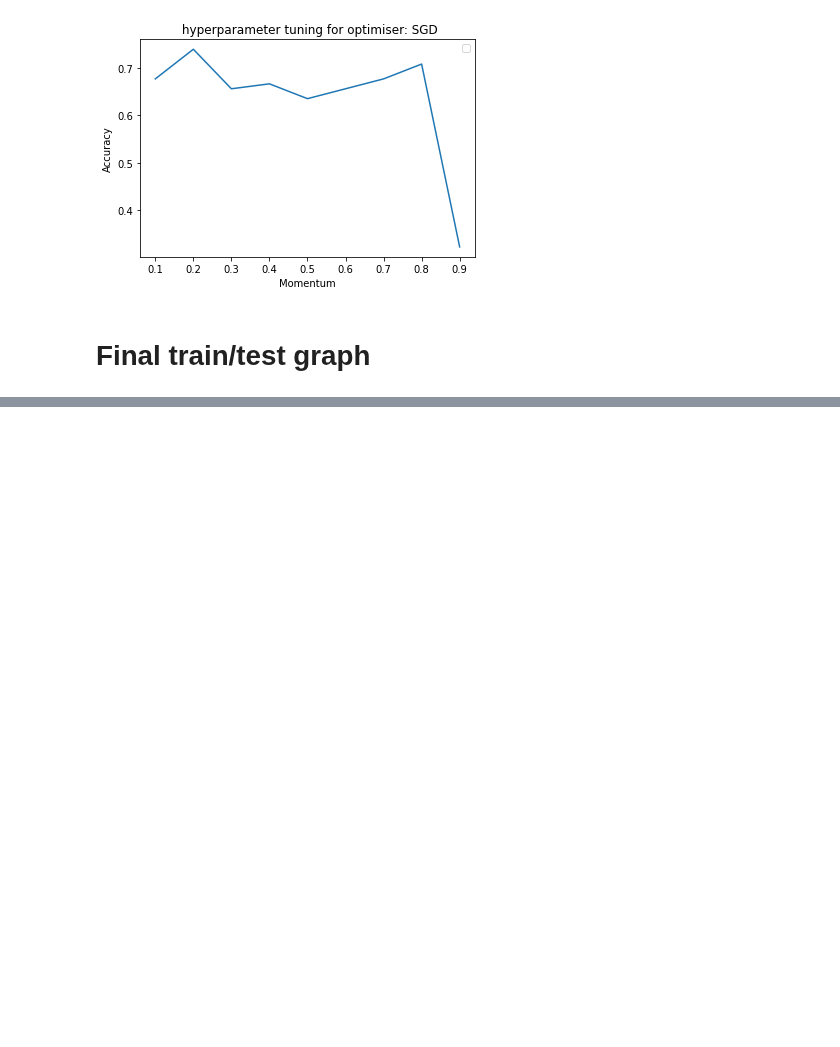
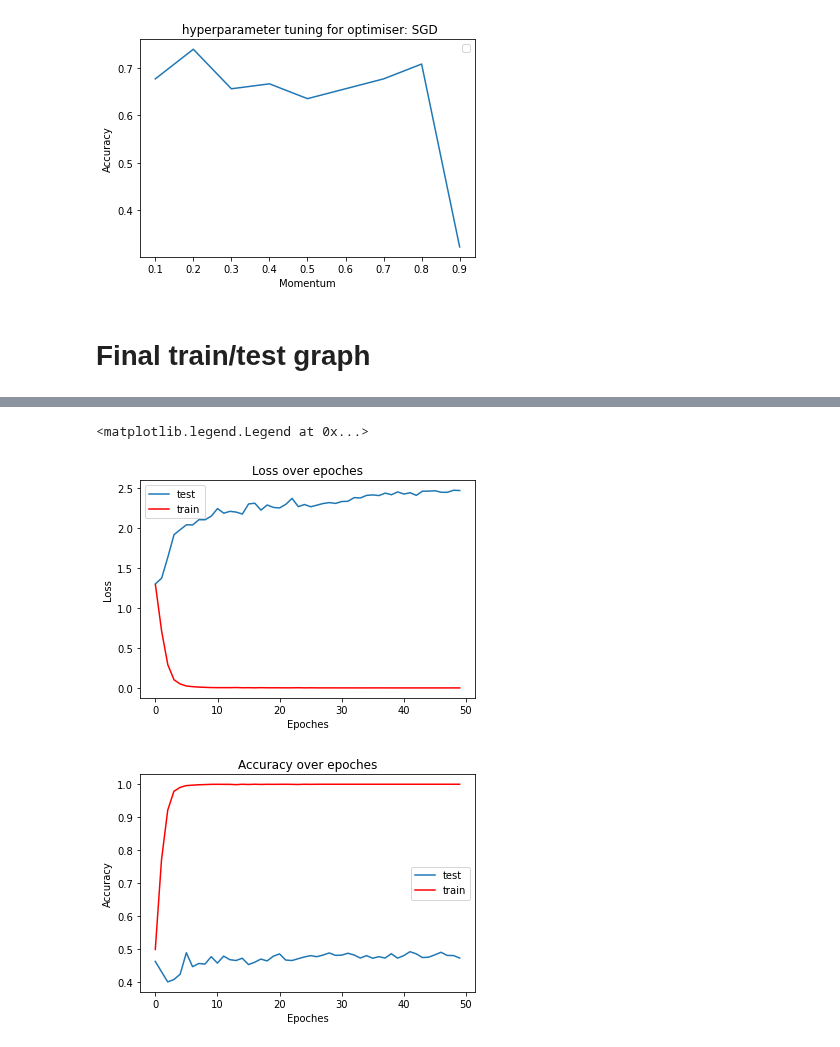
Before and after one commit to JordanFoss/STAT3007_Project, a Jupyter notebook: Conv_LSTM.ipynb, the cells around one changed output, grey strips where cells are left out. Cells and saved outputs as stored; diff of their text form; code cells hidden in the pictures; blank space fills up the shorter version.

Commit message:
Added noisy version

```diff
--- a/Conv_LSTM.ipynb
+++ b/Conv_LSTM.ipynb
@@ -310,0 +336,15 @@ plt.legend()
+# %%
+noisy_train = data_loading.DatasetWrapper(noisy_data_train,noisy_targets_train)
+noisy_test = data_loading.DatasetWrapper(noisy_data_test,noisy_targets_test)
+# %%
+# hyperparameters:
+nepoch = 50
+lr = 0.01
+momentum = 0.2
+optimiser = 'SGD'
+loss = nn.CrossEntropyLoss()
+
+torch.manual_seed(69)
+CNN = CNN_Model.ConvNet()
+conv_LSTM = LRCN(CNN)
+trained_net,avg_loss, avg_acc, test_loss, test_acc = train_model(noisy_train, noisy_test, conv_LSTM, loss, nepoch=nepoch, momentum = momentum ,batch_size = 10,lr = lr, use_cuda = True, print_output = False, optimiser = optimiser)
@@ -310,0 +356,22 @@ plt.legend()
+# %%
+epoches = [i for i in range(nepoch)]
+
+fig = plt.figure()
+plt.plot(epoches,test_loss, label = 'test')
+plt.plot(epoches,avg_loss, label = 'train', color = 'r')
+plt.title('Loss over epoches')
+plt.xlabel('Epoches')
+plt.ylabel('Loss')
+plt.legend()
+
+fig = plt.figure()
+plt.plot(epoches,test_acc, label = 'test')
+plt.plot(epoches,avg_acc, label = 'train', color = 'r')
+plt.title('Accuracy over epoches')
+plt.xlabel('Epoches')
+plt.ylabel('Accuracy')
+plt.legend()
+# %% [output]
+<matplotlib.legend.Legend at 0x...>
+[figure, added]
+[figure, added]
```
Also changed, not shown: parts of 13 cells of this notebook.
